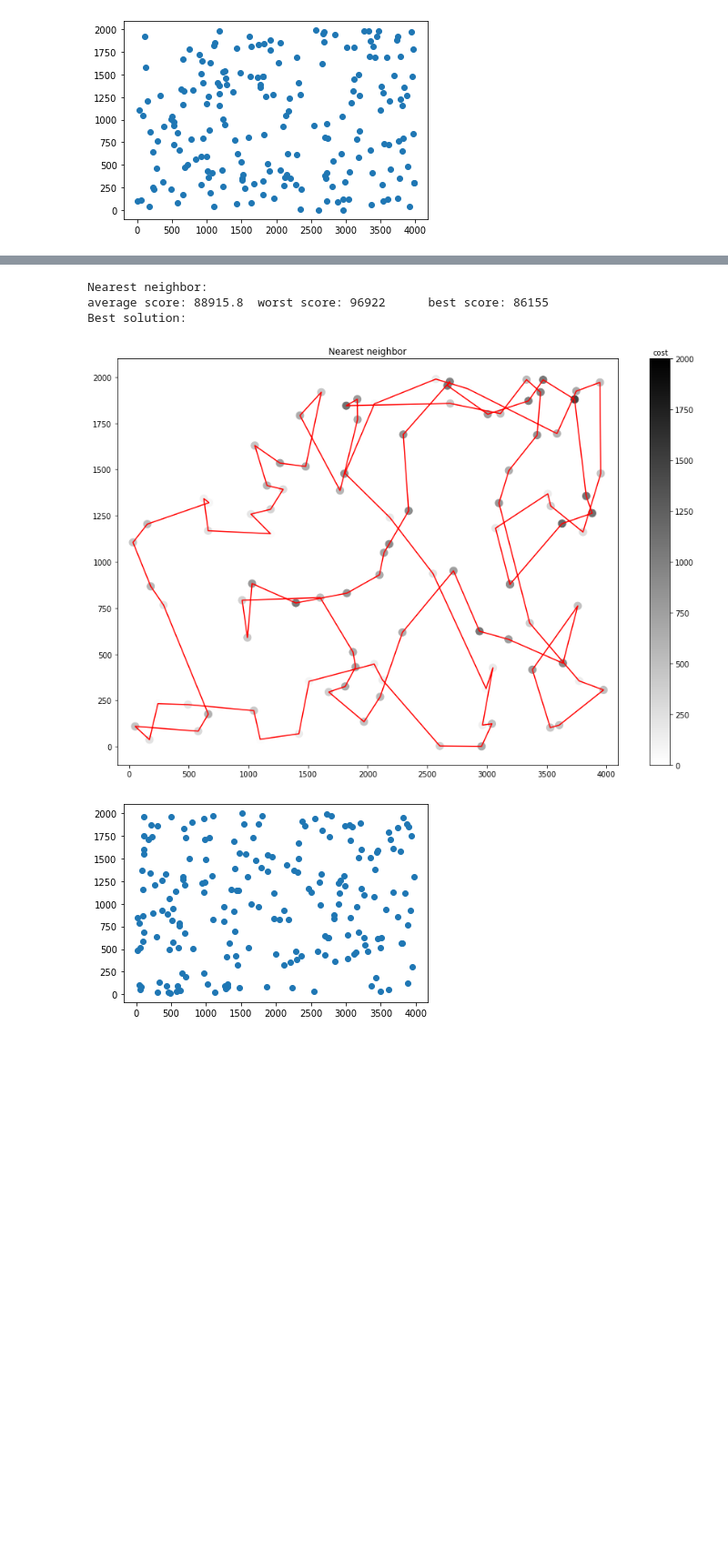
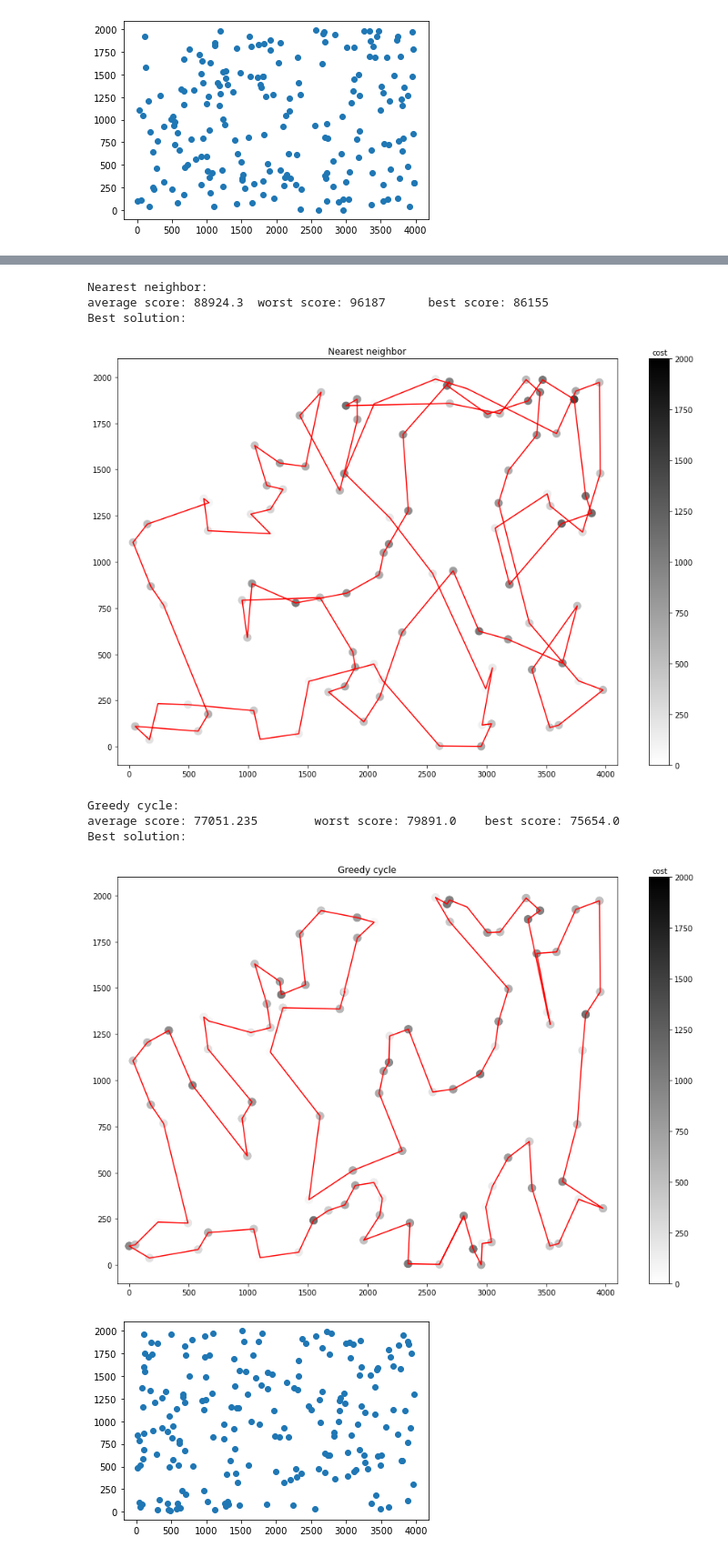
Before and after one commit to Mikikrus/Evolutionary-Computation, a Jupyter notebook: lab1/EC_lab1.ipynb, the cells around one changed output, grey strips where cells are left out. Shown at 91% size. Cells and saved outputs as stored; diff of their text form; code cells hidden in the pictures; blank space fills up the shorter version.

Commit message:
add greedy cycle

```diff
--- a/lab1/EC_lab1.ipynb
+++ b/lab1/EC_lab1.ipynb
@@ -43,0 +47,32 @@ def greedy_cycle(data):
+# %%
+def calculate_average(*args,**kwargs):
+    return np.mean(args)
+# %%
+def greedy_cycle(data):
+    costs = cdist(data[:,2].reshape(-1,1), data[:,2].reshape(-1,1),calculate_average)
+    distances = np.round(cdist(data[:,:2], data[:,:2], 'euclidean'))
+    distances = distances + costs
+    visited,edges = [],[]
+    limit = len(data) // 2
+    node_index = random.randint(0, len(data)-1)
+    cost = data[node_index][-1]
+    value = cost
+    edges.append([node_index,node_index])
+    visited.append(node_index)
+    while(len(visited) < limit):
+        costs = []
+        for edge in edges:
+            temp = distances[edge].sum(axis=0)
+            temp[visited] = np.inf
+            temp-=distances[edge[0],edge[1]]
+            costs.append([temp.min() ,temp.argmin()])
+        costs = np.array(costs)
+        best_new_node_index = costs[:,0].argmin()
+        cost,new_node_index = costs[best_new_node_index]
+        value+=cost
+        visited.append(int(new_node_index))
+        parent_nodes = edges.pop(best_new_node_index)
+        edges += [[parent_nodes[0],int(new_node_index)],[parent_nodes[1],int(new_node_index)]]
+    edges = sort_edges(edges=edges)
+    path = data[np.array(edges).flatten()]
+    return value, path
@@ -44,7 +104,9 @@ def greedy_cycle(data):
+# %%
+data = np.loadtxt('TSPA.csv', dtype=int, delimiter=';')
 # %%
 def evaluate(func, data, n=200):
     total, worst_value, best_value, best_solution = 0, 0, float('inf'), None
-    for _ in range(n):
+    for _ in tqdm(range(n)):
         value, solution = func(data)
         total += value
         if value < best_value:
@@ -86,12 +148,16 @@ Best solution:
 summarize(nearest_neighbor, data, 'Nearest neighbor')
 # %% [output]
 Nearest neighbor:
-average score: 88915.8  worst score: 96922      best score: 86155
+average score: 88924.3  worst score: 96187      best score: 86155
 Best solution:
-[figure, old version]
+[figure, new version]
 # %%
-# TBD:
-# summarize(greedy_cycle, data, 'Greedy cycle')
+summarize(greedy_cycle, data, 'Greedy cycle')
+# %% [output]
+Greedy cycle:
+average score: 77051.235        worst score: 79891.0    best score: 75654.0
+Best solution:
+[figure, added]
 # %%
 data = np.loadtxt('TSPB.csv', dtype=int, delimiter=';')
 # %%
```
Also changed, not shown: parts of 11 cells of this notebook.
